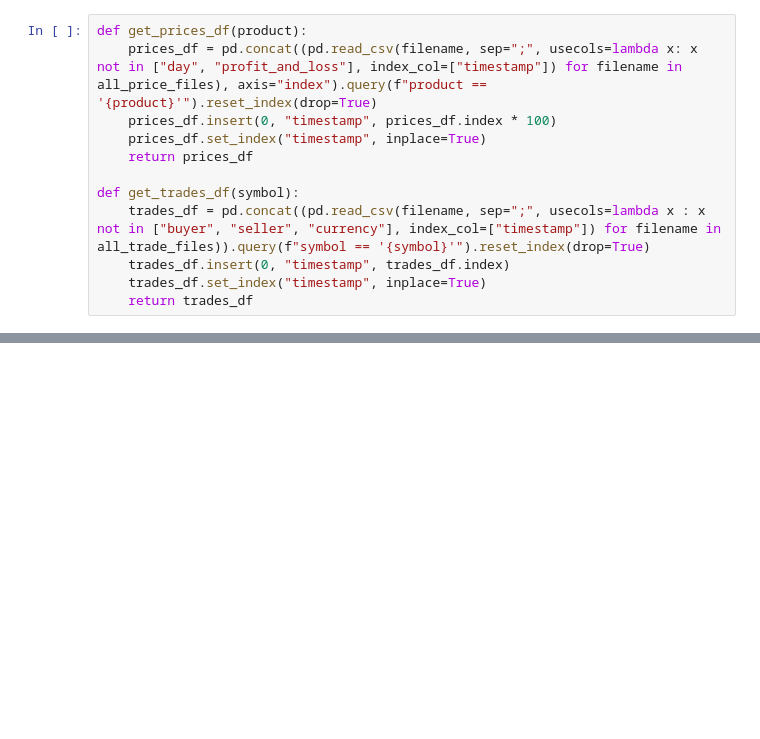
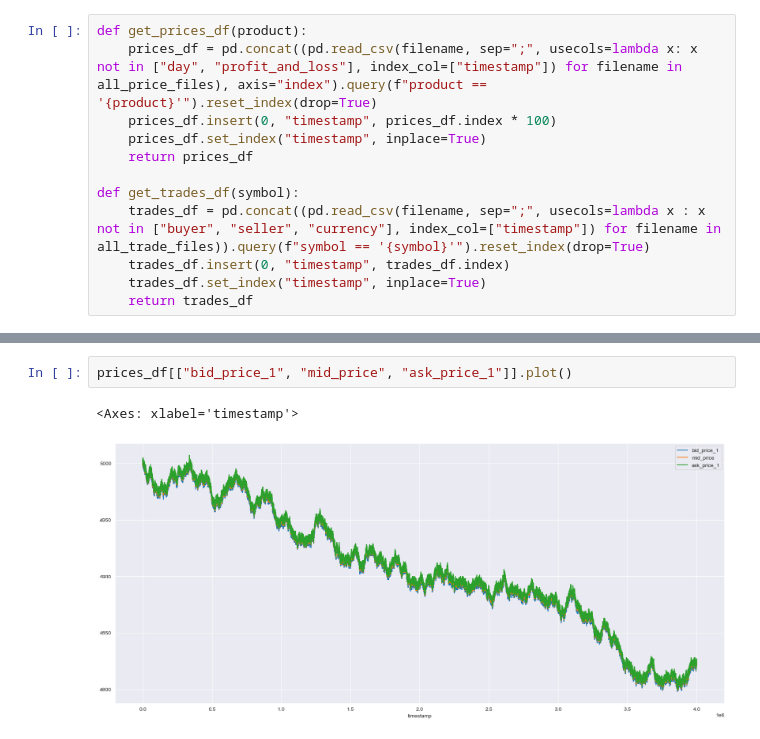
Before and after one commit to teetajp/IMC-Prosperity, a Jupyter notebook: analysis/_analysis_template.ipynb, the cells around one changed output, grey strips where cells are left out. Cells and saved outputs as stored; diff of their text form; blank space fills up the shorter version.

```diff
--- a/analysis/_analysis_template.ipynb
+++ b/analysis/_analysis_template.ipynb
@@ -29,0 +88,5 @@ def get_trades_df(symbol):
+# %%
+prices_df[["bid_price_1", "mid_price", "ask_price_1"]].plot()
+# %% [output]
+<Axes: xlabel='timestamp'>
+[figure, added]
```
Also changed, not shown: parts of 12 cells of this notebook.
